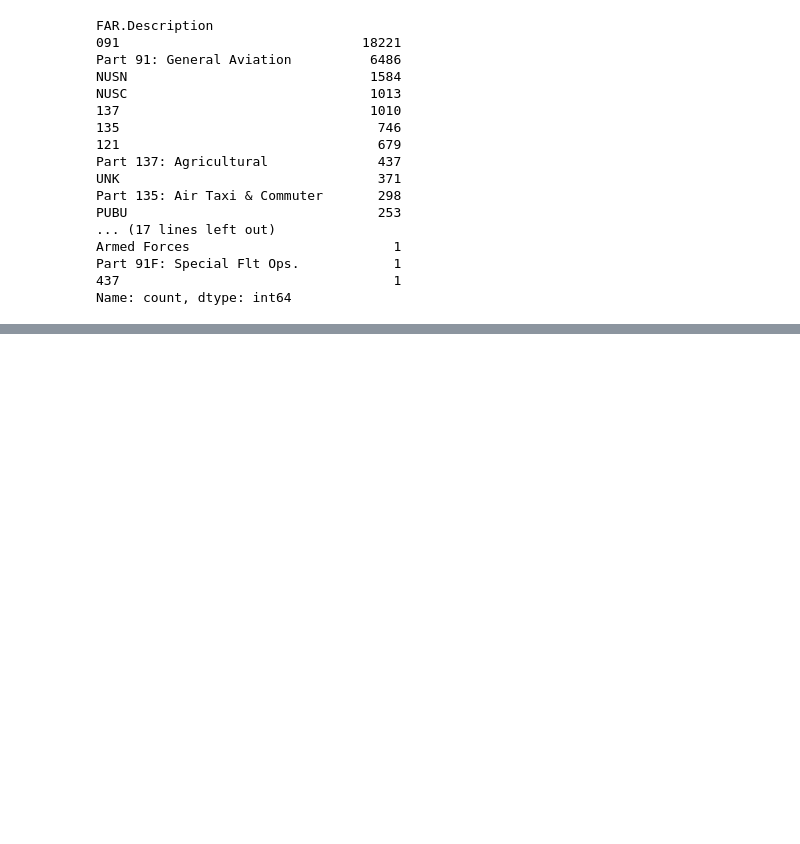
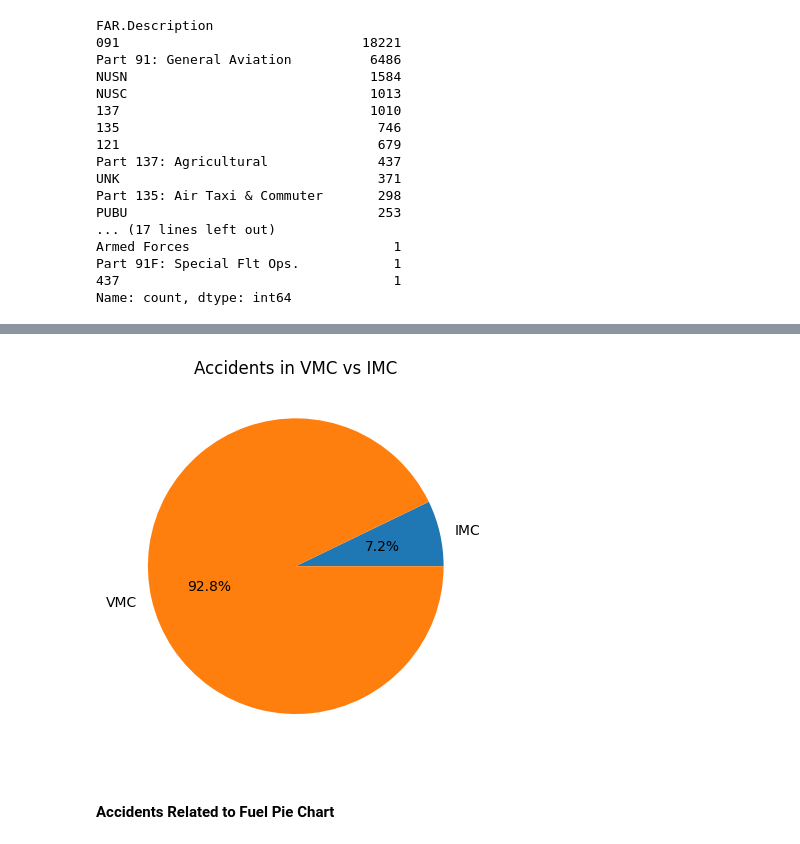
Before and after one commit to mnejaime/ntsb-analysis, a Jupyter notebook: notebook.ipynb, the cells around one changed output, grey strips where cells are left out. Saved outputs shown, nothing was run; the diff lists cells and outputs as text; code cells hidden in the pictures; blank space fills up the shorter version.

```diff
--- a/notebook.ipynb
+++ b/notebook.ipynb
@@ -174,0 +205,12 @@ plt.show()
+# %%
+df_MC_acc = df.groupby('Weather.Condition').size().reset_index(name='Accidents')
+df_MC_acc = df_MC_acc[(df_MC_acc['Weather.Condition'] != 'Unk') & (df_MC_acc['Weather.Condition'] != 'UNK')]
+# %%
+fig, ax = plt.subplots()
+ax.pie(df_MC_acc['Accidents'], labels=df_MC_acc['Weather.Condition'], autopct='%1.1f%%')
+ax.set_title('Accidents in VMC vs IMC')
+plt.show()
+# %% [output]
+[figure, added]
+# %% [markdown]
+#### Accidents Related to Fuel Pie Chart
```
Also changed, not shown: parts of 22 cells of this notebook.
